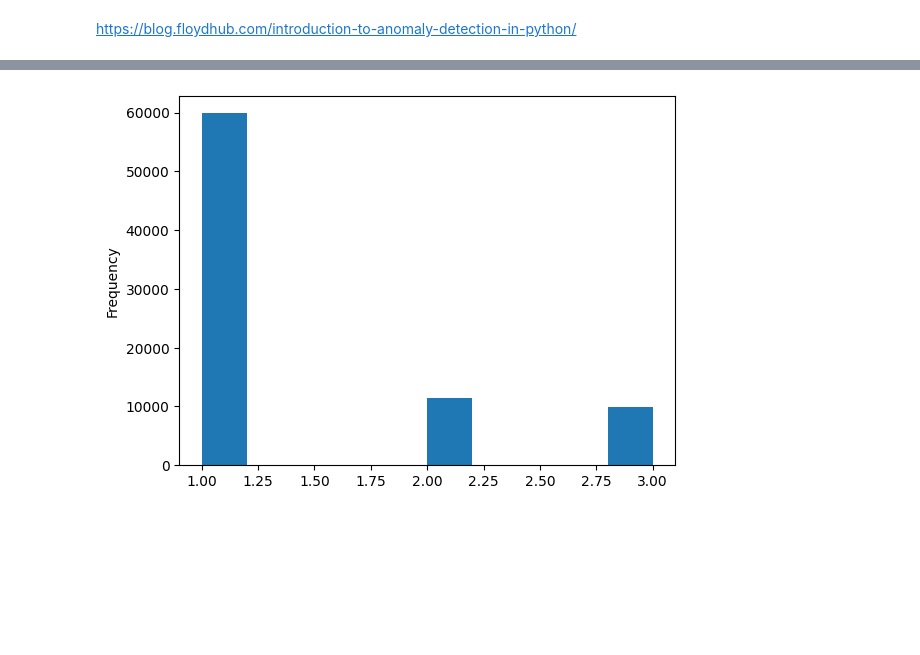
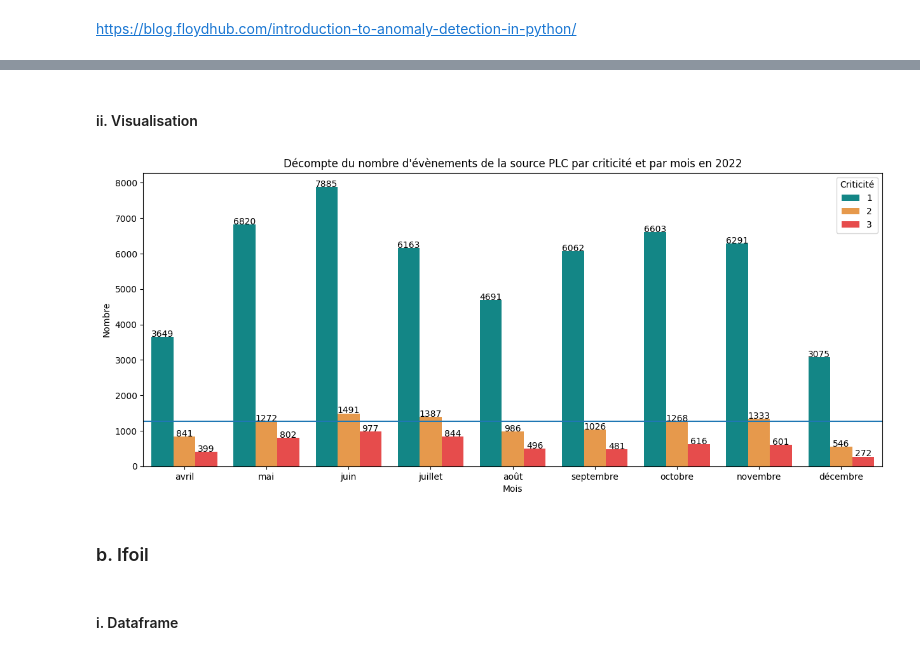
Before and after one commit to AranOribu/Prediction-Erreur-JetVarnish3DEvo, a Jupyter notebook: models/model_classification_anomaly_detection.ipynb, the cells around one changed output, grey strips where cells are left out. Saved outputs shown, nothing was run; the diff lists cells and outputs as text; code cells hidden in the pictures; blank space fills up the shorter version.

```diff
--- a/models/model_classification_anomaly_detection.ipynb
+++ b/models/model_classification_anomaly_detection.ipynb
@@ -22,7 +48,7 @@ df.head(2)
 def ordinal_features_encoding(serie):
     categories_mapper = {}
     index = 1
-    for catgeory in list(serie) :
-        categories_mapper[catgeory] = index
+    for cat in list(serie) :
+        categories_mapper[cat] = index
         index += 1
     return categories_mapper
@@ -91,0 +81,15 @@ plc_df["criticality"] = plc_df["criticality"].replace(ordinal_features_encoding(
+# %%
+# création d'un dataframe de la source PLC
+plc_df = df[df.source == 'PLC']
+print(plc_df.info())
+# trie des valeurs par timestamp
+plc_df = plc_df.sort_values(by='timestamp')
+# suppression des colonnes inutiles
+plc_df = plc_df.drop(['source', 'message'], axis=1)
+# conversion des types datetim et numerique
+plc_df["timestamp"] = pd.to_datetime(plc_df["timestamp"], utc=True)
+plc_df["varnishLevelsTargetvolume"] = np.round(plc_df["varnishLevelsTargetvolume"] , decimals=2)
+# encodage de la colonne criticality
+plc_df["criticality"] = plc_df["criticality"].replace(ordinal_features_encoding(plc_df.criticality.unique()))
+# réindexation
+plc_df.reset_index(level=None, drop=True, inplace=True, col_level=0, col_fill='')
@@ -114,6 +146,52 @@ df.groupby(df.criticality).count()
 # %%
-# Generate a Histogram plot
-df['criticality'].plot(kind='hist')
-plt.show()
+# # Generate a Histogram plot
+# plc_df['criticality'].plot(kind='hist')
+# plt.show()
-# %% [output]
-[figure, removed]
+# %% [markdown]
+#### ii. Visualisation
+# %%
+import seaborn as sns
+from babel.dates import format_date
+
+# On filtrer pour n'inclure que les lignes avec 'ERR' ou 'WARNING'.
+df_filtered = plc_df.copy()
+
+# Indexation des timestamp
+df_filtered.index = df_filtered.timestamp
+
+# Rééchantillonnage par mois et comptage du nombre d'events_id pour chaque mois.
+df_monthly_counts = df_filtered.resample('M')['criticality'].value_counts().rename('count').reset_index()
+
+# On convertie les dates en Français
+df_monthly_counts['month'] = df_monthly_counts['timestamp'].apply(lambda x: format_date(x, 'MMMM', locale='fr_FR'))
+
+# On affiche avec seaborn
+plt.figure(figsize=(15, 6))
+splot = sns.barplot(data=df_monthly_counts,
+                    x='month',
+                    y='count',
+                    palette=["#009999", "#FF9933", "#FF3333"],
+                    hue='criticality')
+# Ajoute une étiquette de valeur à chaque colonne
+for g in splot.patches:
+    splot.annotate(text=format(g.get_height(), '.0f'),
+                   xy=(g.get_x() + g.get_width() / 2., g.get_height()),
+                   ha='center',
+                   va='center',
+                   xytext=(0, 3),
+                   textcoords='offset points')
+#Drawing a horizontal line
+splot.axhline(df_monthly_counts['count'].median())
+
+plt.title("Décompte du nombre d'évènements de la source PLC par criticité et par mois en 2022")
+plt.xlabel('Mois')
+plt.ylabel('Nombre')
+plt.legend(title='Criticité')
+
+plt.show()
+# %% [output]
+[figure, added]
+# %% [markdown]
+### b. Ifoil
+# %% [markdown]
+#### i. Dataframe
```
Also changed, not shown: parts of 45 cells of this notebook, 1 other file.
